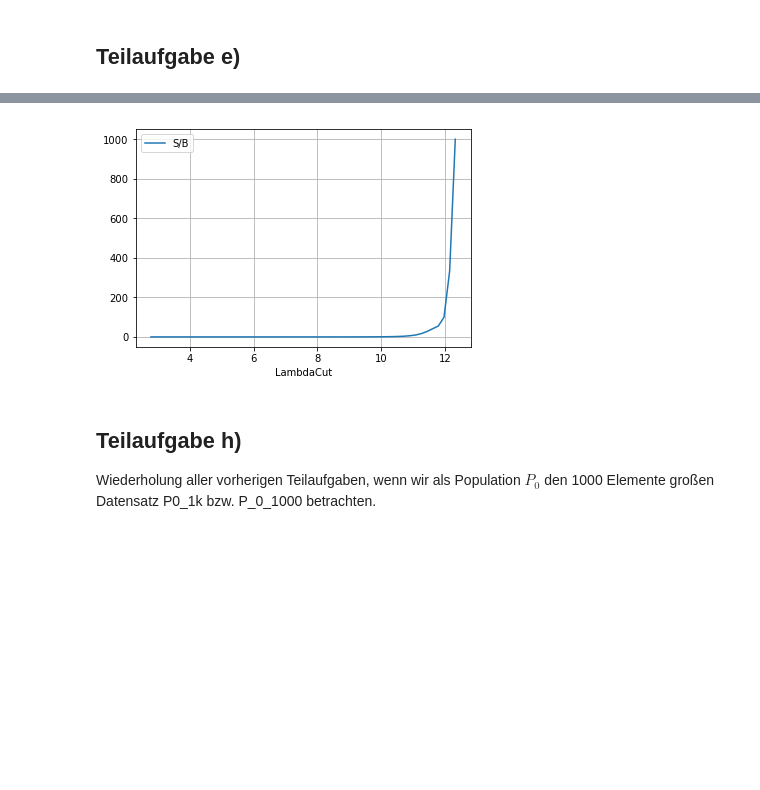
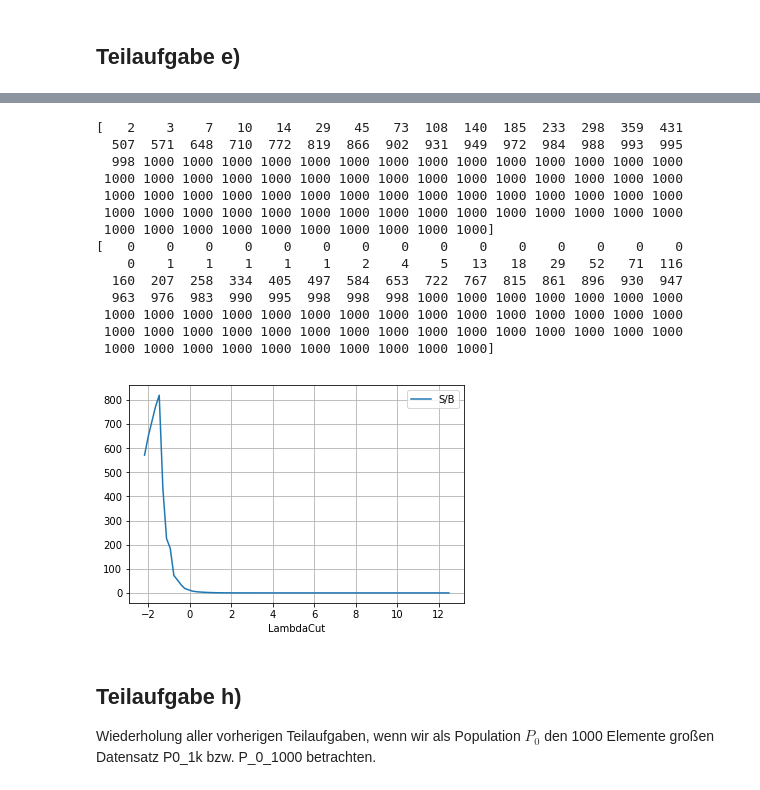
Before and after one commit to JaLuka98/SMD18-19, a Jupyter notebook: Übungsblätter/Blatt4/aufgabe3.ipynb, the cells around one changed output, grey strips where cells are left out. Cells and saved outputs as stored; diff of their text form; code cells hidden in the pictures; blank space fills up the shorter version.

```diff
--- a/Übungsblätter/Blatt4/aufgabe3.ipynb
+++ b/Übungsblätter/Blatt4/aufgabe3.ipynb
@@ -186,13 +186,29 @@ False negatives [    0     0     0     0     0     0     0     0     0     0
 # %%
-SDurchB = truePosArray[44:99]/trueNegArray[trueNegArray != 0]
-plt.plot(lambdaCut[44:99], SDurchB, label='S/B')
+print(truePosArray)
+print(falsePosArray)
+SDurchB = truePosArray/falsePosArray
+plt.plot(lambdaCut, SDurchB, label='S/B')
 plt.grid()
 plt.legend()
 plt.xlabel('LambdaCut')
 #plt.axis([-5,10,0,1.1])
 plt.show()
 # %% [output]
+[   2    3    7   10   14   29   45   73  108  140  185  233  298  359  431
+  507  571  648  710  772  819  866  902  931  949  972  984  988  993  995
+  998 1000 1000 1000 1000 1000 1000 1000 1000 1000 1000 1000 1000 1000 1000
+ 1000 1000 1000 1000 1000 1000 1000 1000 1000 1000 1000 1000 1000 1000 1000
+ 1000 1000 1000 1000 1000 1000 1000 1000 1000 1000 1000 1000 1000 1000 1000
+ 1000 1000 1000 1000 1000 1000 1000 1000 1000 1000 1000 1000 1000 1000 1000
+ 1000 1000 1000 1000 1000 1000 1000 1000 1000 1000]
+[   0    0    0    0    0    0    0    0    0    0    0    0    0    0    0
+    0    1    1    1    1    1    2    4    5   13   18   29   52   71  116
+  160  207  258  334  405  497  584  653  722  767  815  861  896  930  947
+  963  976  983  990  995  998  998  998 1000 1000 1000 1000 1000 1000 1000
+ 1000 1000 1000 1000 1000 1000 1000 1000 1000 1000 1000 1000 1000 1000 1000
+ 1000 1000 1000 1000 1000 1000 1000 1000 1000 1000 1000 1000 1000 1000 1000
+ 1000 1000 1000 1000 1000 1000 1000 1000 1000 1000]
-[figure, old version]
+[figure, new version]
 # %% [markdown]
 ## Teilaufgabe h)
 Wiederholung aller vorherigen Teilaufgaben, wenn wir als Population $P_0$ den 1000 Elemente großen Datensatz P0_1k bzw. P_0_1000 betrachten.
```
Also changed, not shown: parts of 1 cell of this notebook.
